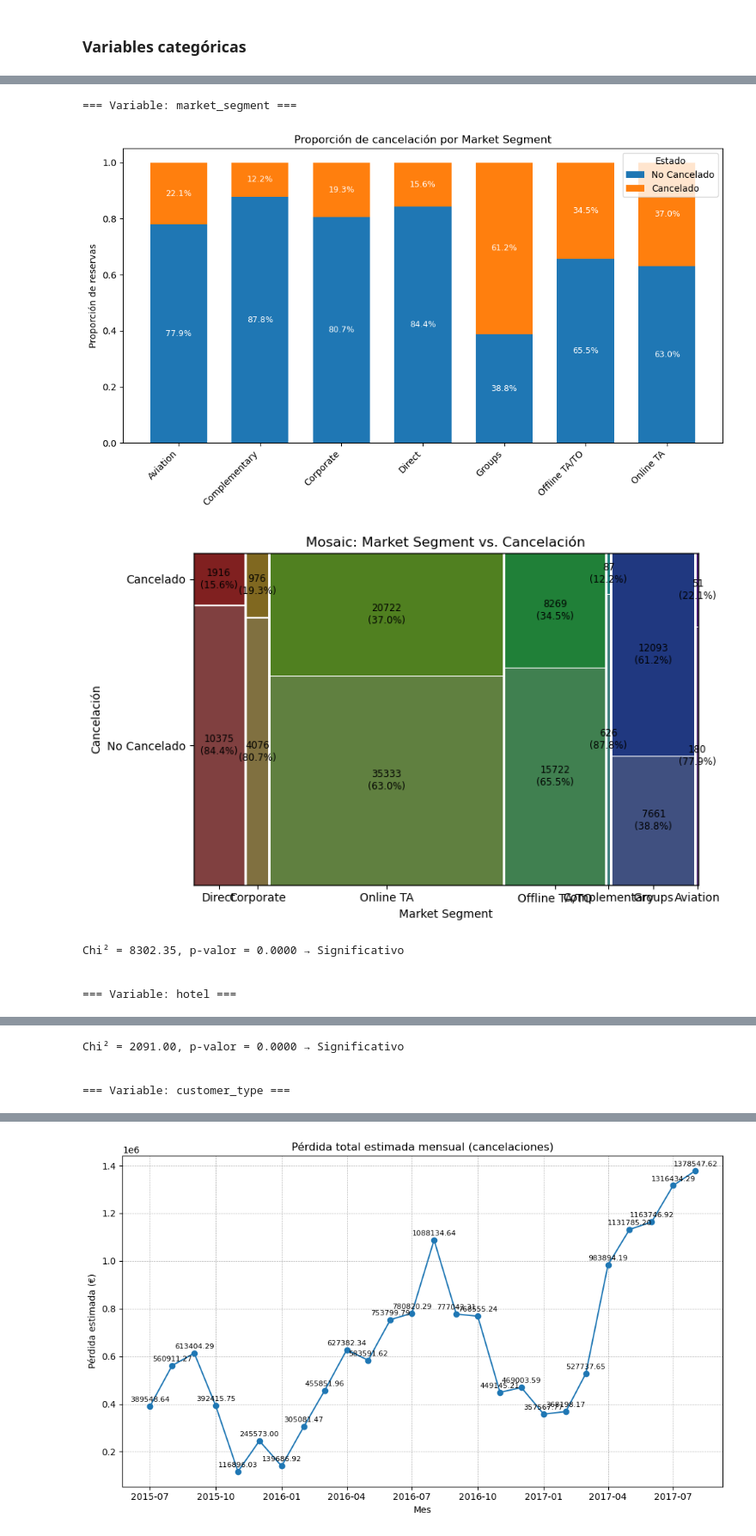
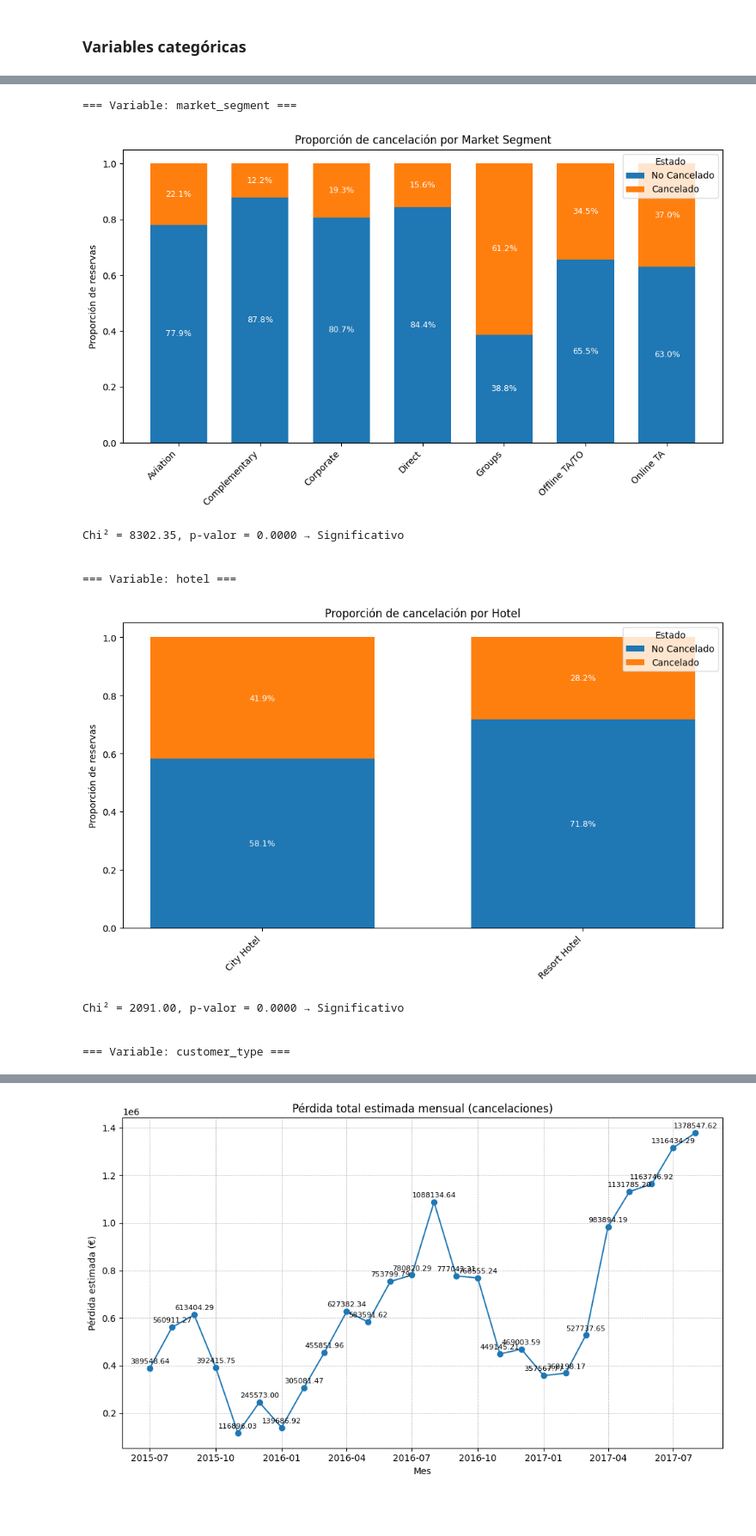
Before and after one commit to GuillermoDuMa/Reboot-Academy-Project-2-Hotel-Bookings, a Jupyter notebook: EDA-guillermo.ipynb, the cells around one changed output, grey strips where cells are left out. Shown at 86% size. Saved outputs shown, nothing was run; the diff lists cells and outputs as text; code cells hidden in the pictures; blank space fills up the shorter version.

```diff
--- a/EDA-guillermo.ipynb
+++ b/EDA-guillermo.ipynb
@@ -884,11 +351,4 @@ plt.show()
 # %%
-import pandas as pd
-import matplotlib.pyplot as plt
-
-# 1. Carga y conversión a datetime
-df = pd.read_csv('hotel_bookings_clean.csv')
-df['arrival_date'] = pd.to_datetime(df['arrival_date'])
-
 # 2. Filtrar solo las reservas canceladas con deposit_type "Refundable"
 mask = (df['is_canceled'] == 1) & (df['deposit_type'] == 'Refundable')
 df_refund_cancel = df[mask].copy()
@@ -1071,10 +420,5 @@ Chi² = 2091.00,  p-valor = 0.0000
 # %%
 # 4.1 Análisis bivariante: cancelación vs. variables categóricas
-import pandas as pd
-import numpy as np
-import matplotlib.pyplot as plt
-from scipy.stats import chi2_contingency
-from statsmodels.graphics.mosaicplot import mosaic
 
 # 0) Carga del CSV y mapeo de la columna de cancelación a texto
 
@@ -1099,50 +443,39 @@ for var in categorical_vars:
 
     fig, ax = plt.subplots(figsize=(10, 6))
     ax.bar(x, no_cancel, width=0.7, label='No Cancelado')
     ax.bar(x, cancel,    width=0.7, bottom=no_cancel, label='Cancelado')
     ax.set_xticks(x)
     ax.set_xticklabels(labels, rotation=45, ha='right')
     ax.set_ylabel('Proporción de reservas')
     ax.set_title(f'Proporción de cancelación por {var.replace("_", " ").title()}')
     ax.legend(title='Estado', loc='upper right')
 
     # Añadir etiqueta de porcentaje en cada segmento
     for i in range(len(x)):
         if no_cancel[i] > 0:
             ax.text(x[i], no_cancel[i] / 2,
                     f"{no_cancel[i]:.1%}",
                     ha='center', va='center', fontsize=9, color='white')
         if cancel[i] > 0:
             ax.text(x[i], no_cancel[i] + cancel[i] / 2,
                     f"{cancel[i]:.1%}",
                     ha='center', va='center', fontsize=9, color='white')
     plt.tight_layout()
     plt.show()
 
-    # 4) Mosaic plot con conteo y porcentaje
-    def labelizer(key):
-        cat_val, estado = key
-        cnt = ct.loc[cat_val, estado]
-        pct = ct_prop.loc[cat_val, estado]
-        return f"{cnt}\n({pct:.1%})"
-
-    fig, ax = plt.subplots(figsize=(8, 5))
-    mosaic(df, [var, 'cancel_label'], labelizer=labelizer, ax=ax)
-    ax.set_title(f'Mosaic: {var.replace("_", " ").title()} vs. Cancelación')
-    ax.set_xlabel(var.replace("_", " ").title())
-    ax.set_ylabel('Cancelación')
-    plt.tight_layout()
-    plt.show()
-
     # 5) Test de chi-cuadrado
     chi2, p, dof, expected = chi2_contingency(ct)
     print(f"Chi² = {chi2:.2f}, p-valor = {p:.4f} → "
           + ("Significativo" if p < 0.05 else "No significativo") + "\n")
 # %% [output]
 === Variable: market_segment ===
 [figure]
+Chi² = 8302.35, p-valor = 0.0000 → Significativo
+
+
+=== Variable: hotel ===
-[figure, old version]
+[figure, new version]
-Chi² = 8302.35, p-valor = 0.0000 → Significativo
-
-
-=== Variable: hotel ===
+Chi² = 2091.00, p-valor = 0.0000 → Significativo
+
+
+=== Variable: customer_type ===
@@ -1151,4 +487,0 @@ Chi² = 8302.35, p-valor = 0.0000 → Significativo
-Chi² = 2091.00, p-valor = 0.0000 → Significativo
-
-
-=== Variable: customer_type ===
```
Also changed, not shown: parts of 44 cells of this notebook.
